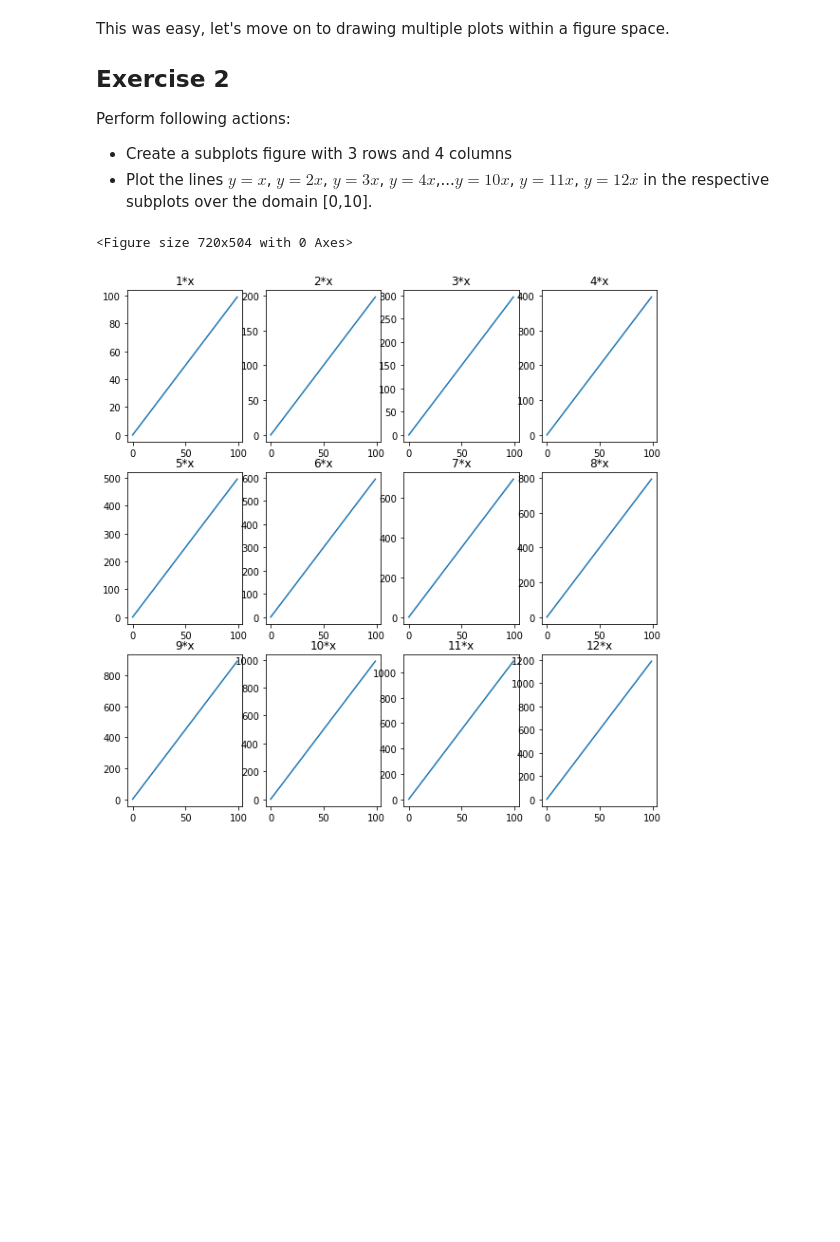
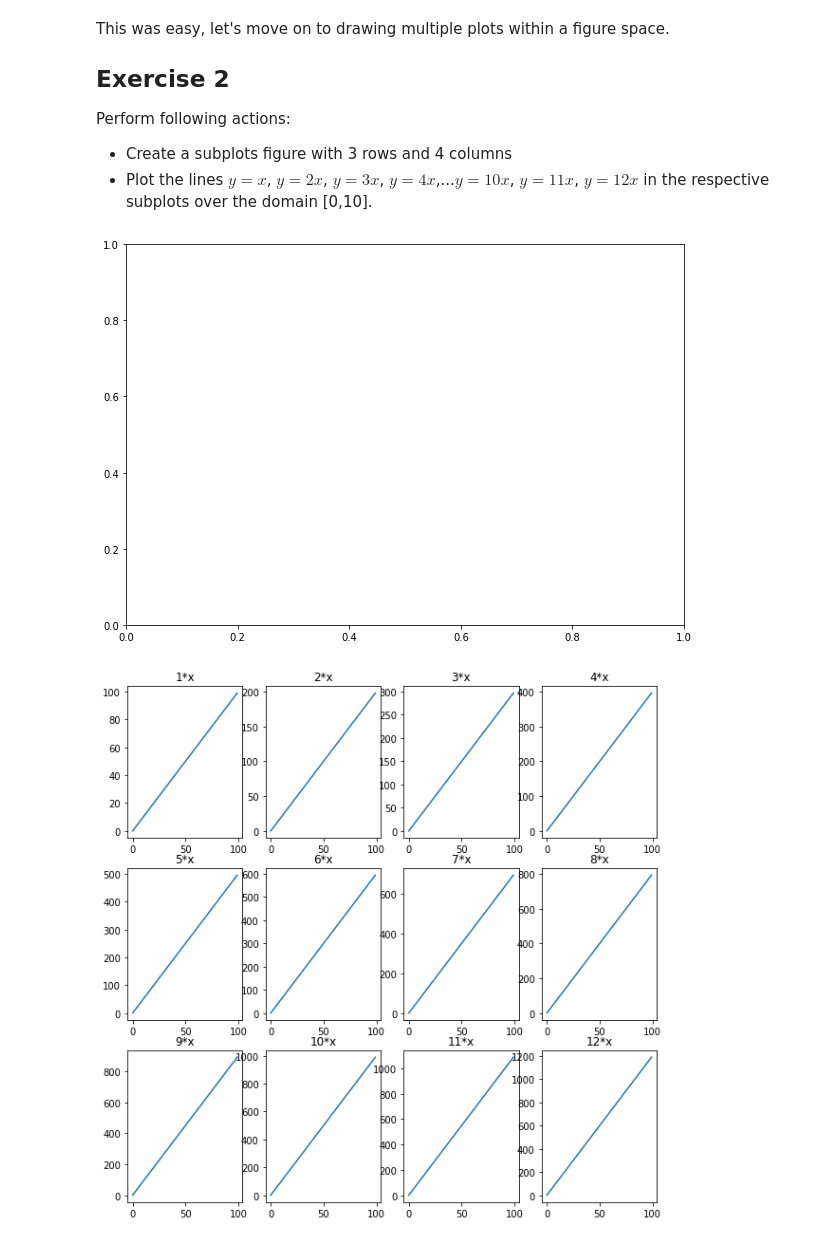
Before and after one commit to OsterMendel/dsc-more-practice-with-matplotlib-lab-nyc-ds-021720, a Jupyter notebook: index.ipynb, the cells around one changed output. Saved outputs shown, nothing was run; the diff lists cells and outputs as text; code cells hidden in the pictures; blank space fills up the shorter version.

```diff
--- a/index.ipynb
+++ b/index.ipynb
@@ -86,9 +86,9 @@ Perform following actions:
 * Plot the lines $y=x$, $y=2x$, $y=3x$, $y=4x$,...$y=10x$, $y=11x$, $y=12x$ in the respective subplots over the domain [0,10].
 # %%
 nfig = plt.figure(figsize=(10,7))
-ax1 = nfig.add_subplot()
+ax1 = nfig.add_subplot(111)
 # %% [output]
-<Figure size 720x504 with 0 Axes>
+[figure, added]
 # %%
 # %% [output]
 [figure]
```
